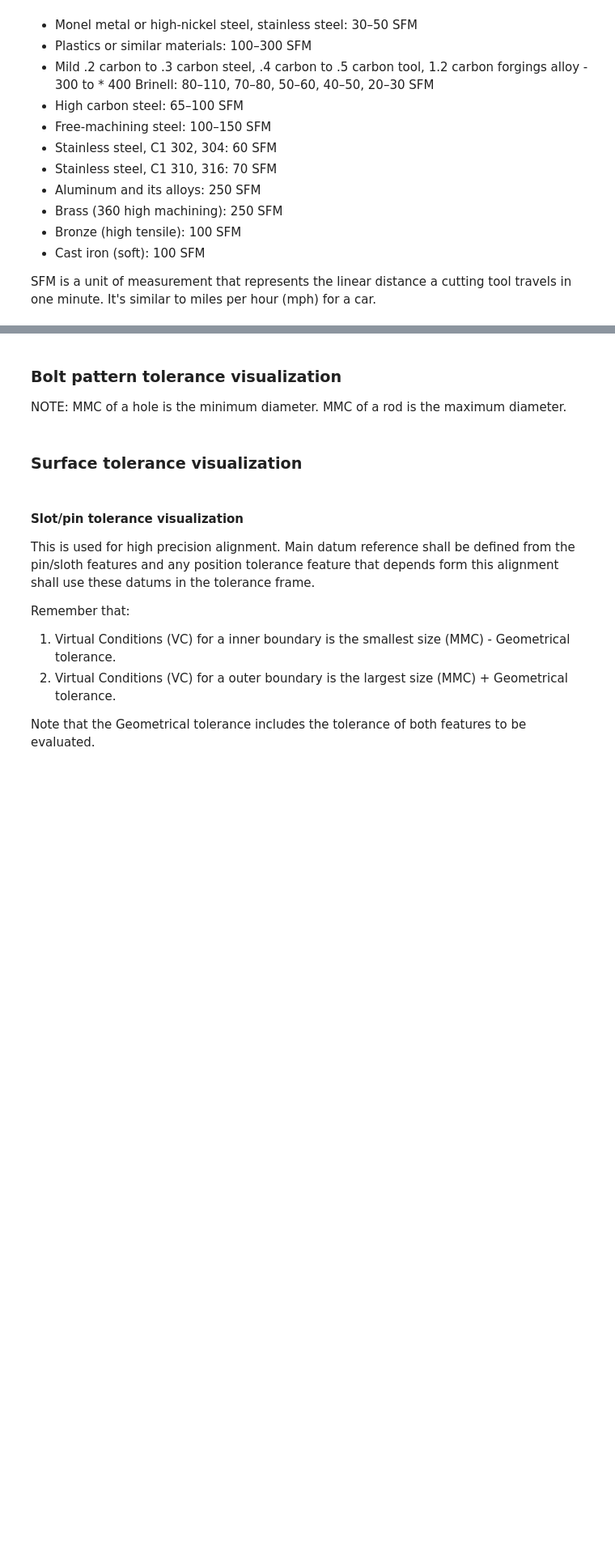
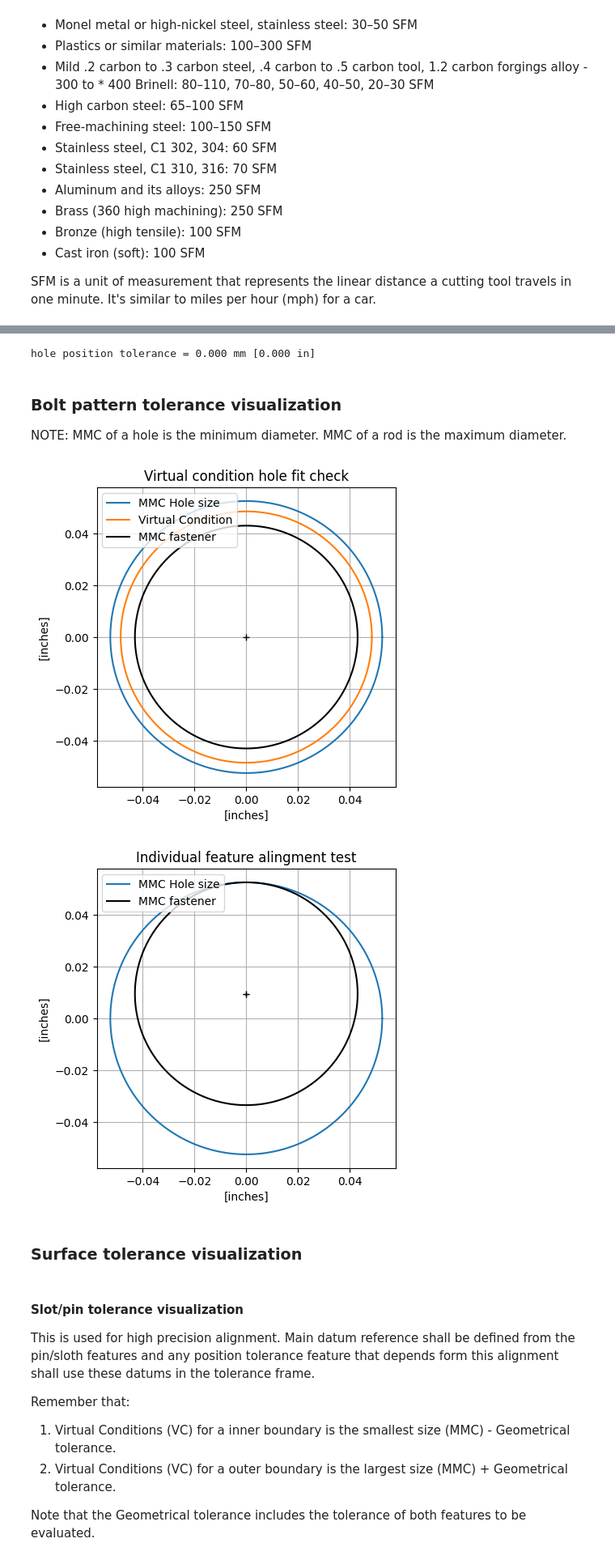
Before and after one commit to vmarrero816/MechanicalEng-Module, a Jupyter notebook: MechanicalEngModule/Notebooks/MachanicalEngineeringNotebookRevB.ipynb, the cells around one changed output, grey strips where cells are left out. Shown at 81% size. Drawn from its saved outputs; the diff is of its cells as text; code cells hidden in the pictures; blank space fills up the shorter version.

```diff
--- a/MechanicalEngModule/Notebooks/MachanicalEngineeringNotebookRevB.ipynb
+++ b/MechanicalEngModule/Notebooks/MachanicalEngineeringNotebookRevB.ipynb
@@ -118,21 +122,26 @@ Using the general fixed fastener formula, the tolerance value for the position t
 Use code below to evaluate tolerance for your case:
 # %%
 
-Bolt = Mech.BoltSize("#2","Socket Cap Head")  # MMC of fastener; NAS1352
-F = Bolt["Diameter"]
+Bolt = None# Mech.BoltSize("#2","Socket Cap Head")  # MMC of fastener; NAS1352
+if Bolt == None:
+    diameter_mmc = .125 #  % MMC of pin
+else:
+    diameter_mmc = Bolt["Diameter"]
 
 #F = .186 # % MMC of pin; NASM16555
-H = .105; # 0.203 [.008]MMC of clearance hole
+hole_diameter_mmc = 0.125; # 0.203 [.008]MMC of clearance hole
 # F = 14;   # MMC of fastener
-T = ((H-F)/2)
+T = ((hole_diameter_mmc-diameter_mmc)/2)
 print("hole position tolerance = %2.3f mm [%2.3f in]" %(units.in2mm(T),T))
+# %% [output]
+hole position tolerance = 0.000 mm [0.000 in]
 # %% [markdown]
 ### Bolt pattern tolerance visualization
 
 NOTE: MMC of a hole is the minimum diameter.  MMC of a rod is the maximum diameter.
 # %%
 
-Pos_tol = .008  # [in]
+Pos_tol = .001  # [in]
 Feature_D = H # feature dimeter [in]
 
 MMC =  H # H maximum mateial condition of feature [in];
@@ -176,33 +185,36 @@ plt.axis('square')
 plt.show()
 
 
 x0 = 0.00  # [in]
 y0 = T  # [in]
 
 Max1 = np.max((X1))
 Max2 = np.max((X3+x0))
 
 if Max2 > Max1:
     plt.plot(X1,Y1,'r')
     plt.plot(X3+x0,Y3+y0,'k')
     plt.plot(0,y0,'r+')
 else:
     plt.plot(X1,Y1,color = 'tab:blue')
     plt.plot(X3+x0,Y3+y0,'k')
     plt.plot(0,y0,'+',color = 'tab:blue')
 
 plt.plot(x0,y0,'k+')
 
 # plot(x2,y2,'+')
 # plot(x3,y3,'+')
 plt.grid()
 plt.legend(['MMC Hole size','MMC fastener'],loc = "upper left")
 plt.xlabel('[inches]')
 plt.ylabel('[inches]')
 plt.title("Individual feature alingment test")
 # square plot
 plt.axis('square')
 plt.show()
+# %% [output]
+[figure, added]
+[figure, added]
 # %% [markdown]
 ### Surface tolerance visualization
 # %%
```
Also changed, not shown: parts of 12 cells of this notebook, 1 other file.
